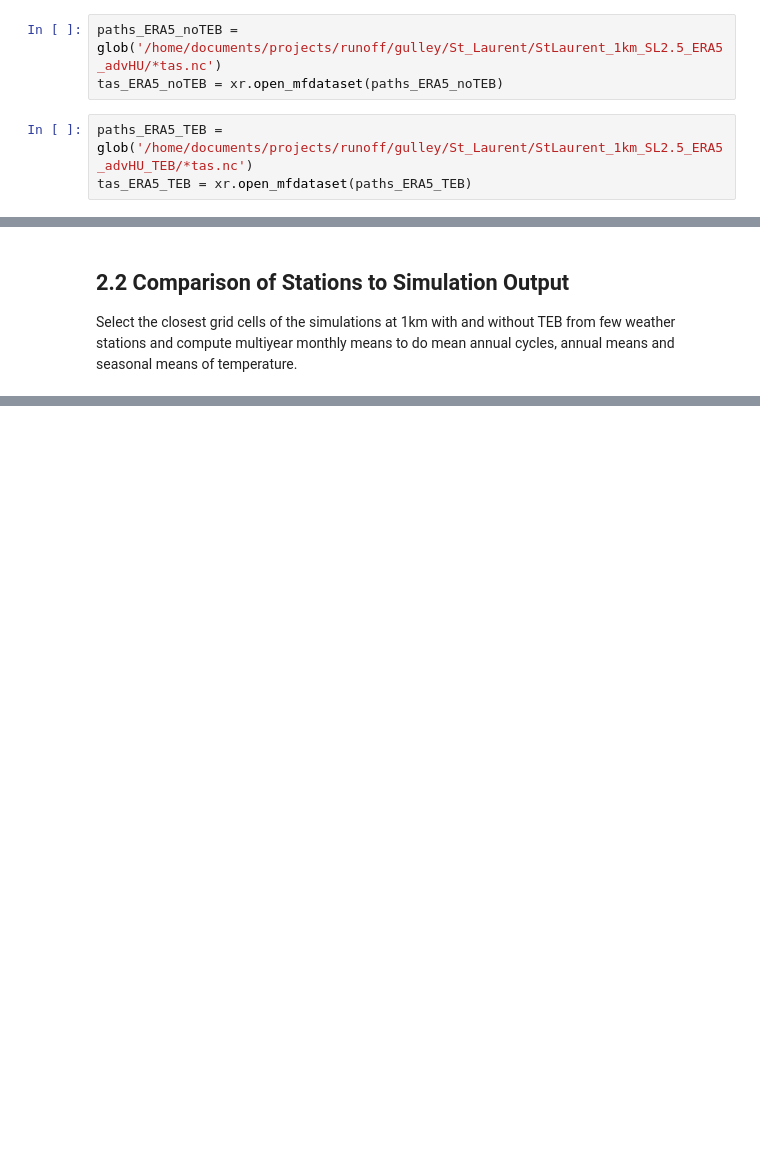
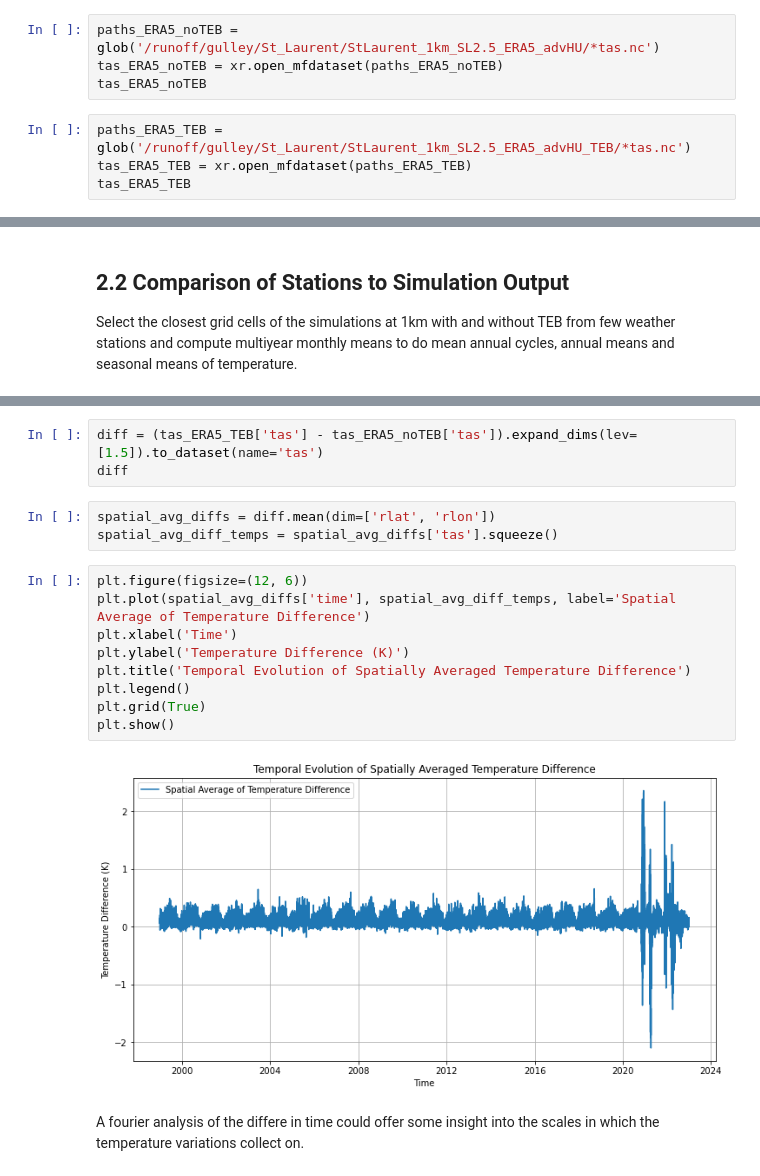
Before and after one commit to devongulley1602/urban_heat_waves, a Jupyter notebook: assorted_scripts.ipynb, the cells around one changed output, grey strips where cells are left out. Saved outputs shown, nothing was run; the diff lists cells and outputs as text; blank space fills up the shorter version.

Commit message:
Processes on uni server, early spatial and temporal analysis of temperature data

```diff
--- a/assorted_scripts.ipynb
+++ b/assorted_scripts.ipynb
@@ -57,8 +125,10 @@ def seasonalMeans(dataset):
 # %% [markdown]
 ## <a id="13-datasets"></a> 1.3 Datasets
 # %%
-paths_ERA5_noTEB = glob('/home/documents/projects/runoff/gulley/St_Laurent/StLaurent_1km_SL2.5_ERA5_advHU/*tas.nc')
+paths_ERA5_noTEB = glob('/runoff/gulley/St_Laurent/StLaurent_1km_SL2.5_ERA5_advHU/*tas.nc')
 tas_ERA5_noTEB = xr.open_mfdataset(paths_ERA5_noTEB)
+tas_ERA5_noTEB
 # %%
-paths_ERA5_TEB = glob('/home/documents/projects/runoff/gulley/St_Laurent/StLaurent_1km_SL2.5_ERA5_advHU_TEB/*tas.nc')
+paths_ERA5_TEB = glob('/runoff/gulley/St_Laurent/StLaurent_1km_SL2.5_ERA5_advHU_TEB/*tas.nc')
 tas_ERA5_TEB = xr.open_mfdataset(paths_ERA5_TEB)
+tas_ERA5_TEB
@@ -236,0 +364,19 @@ Definition of the UHI
+# %%
+diff = (tas_ERA5_TEB['tas'] - tas_ERA5_noTEB['tas']).expand_dims(lev=[1.5]).to_dataset(name='tas')
+diff
+# %%
+spatial_avg_diffs = diff.mean(dim=['rlat', 'rlon'])
+spatial_avg_diff_temps = spatial_avg_diffs['tas'].squeeze()
+# %%
+plt.figure(figsize=(12, 6))
+plt.plot(spatial_avg_diffs['time'], spatial_avg_diff_temps, label='Spatial Average of Temperature Difference')
+plt.xlabel('Time')
+plt.ylabel('Temperature Difference (K)')
+plt.title('Temporal Evolution of Spatially Averaged Temperature Difference')
+plt.legend()
+plt.grid(True)
+plt.show()
+# %% [output]
+[figure, added]
+# %% [markdown]
+A fourier analysis of the differe in time could offer some insight into the scales in which the temperature variations collect on.
```
Also changed, not shown: parts of 21 cells of this notebook, 1 other file.
